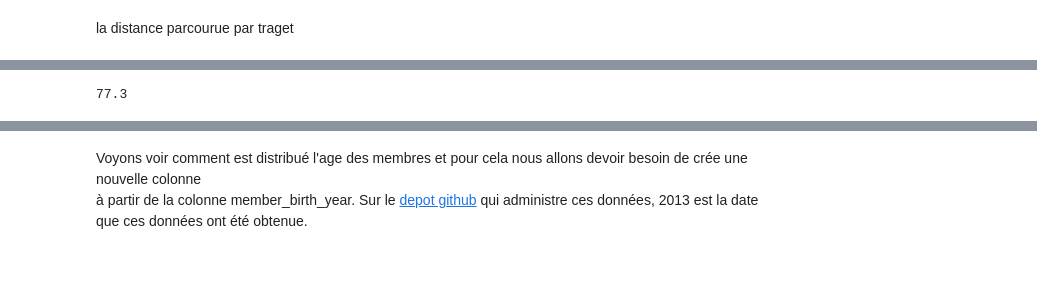
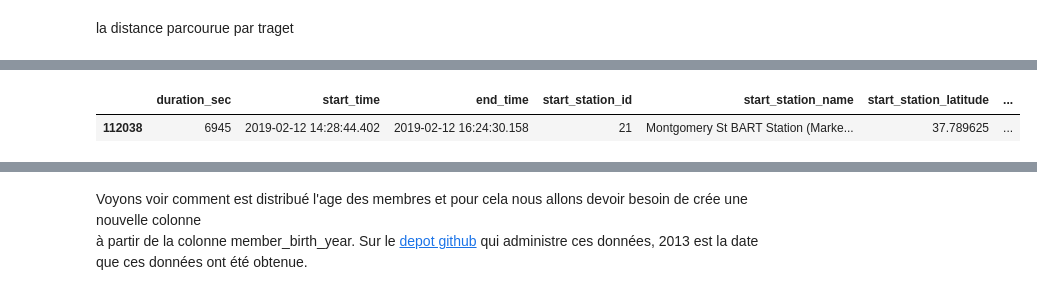
Before and after one commit to ibsom/system_ford_gobike, a Jupyter notebook: Part_I_exploration_FordGoBike.ipynb, the cells around one changed output, grey strips where cells are left out. Cells and saved outputs as stored; diff of their text form; code cells hidden in the pictures; blank space fills up the shorter version.

```diff
--- a/Part_I_exploration_FordGoBike.ipynb
+++ b/Part_I_exploration_FordGoBike.ipynb
@@ -249,4 +255,5 @@ df_bike['distance'] = distance_geo(df_bike.start_station_latitude, df_bike.start
 # %%
-df_bike.distance.max()
+df_bike[df_bike['distance'] > 20]
 # %% [output]
-77.3
+|  | duration_sec | start_time | end_time | start_station_id | start_station_name | start_station_latitude | ... |
+| 112038 | 6945 | 2019-02-12 14:28:44.402 | 2019-02-12 16:24:30.158 | 21 | Montgomery St BART Station (Marke... | 37.789625 | ... |
```
Also changed, not shown: parts of 9 cells of this notebook.
